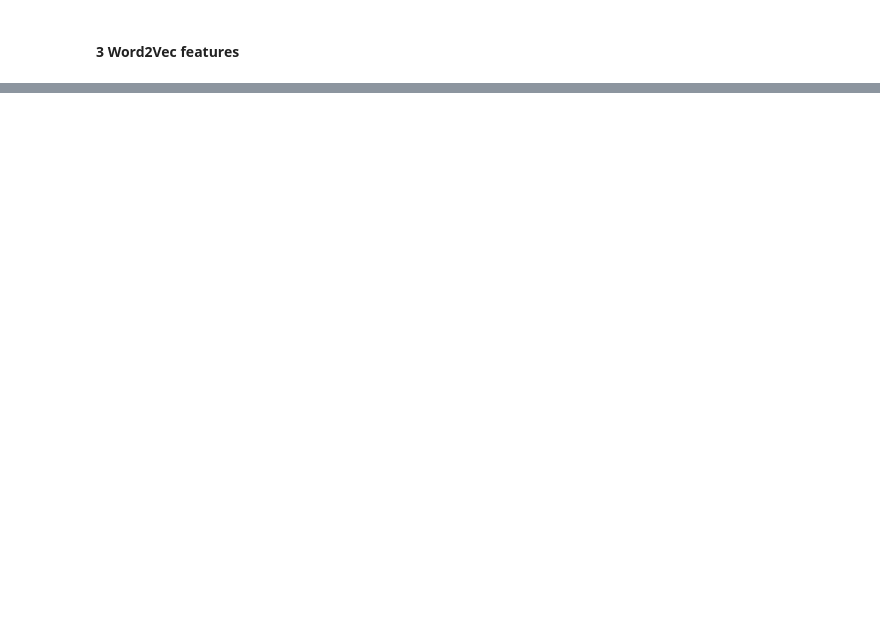
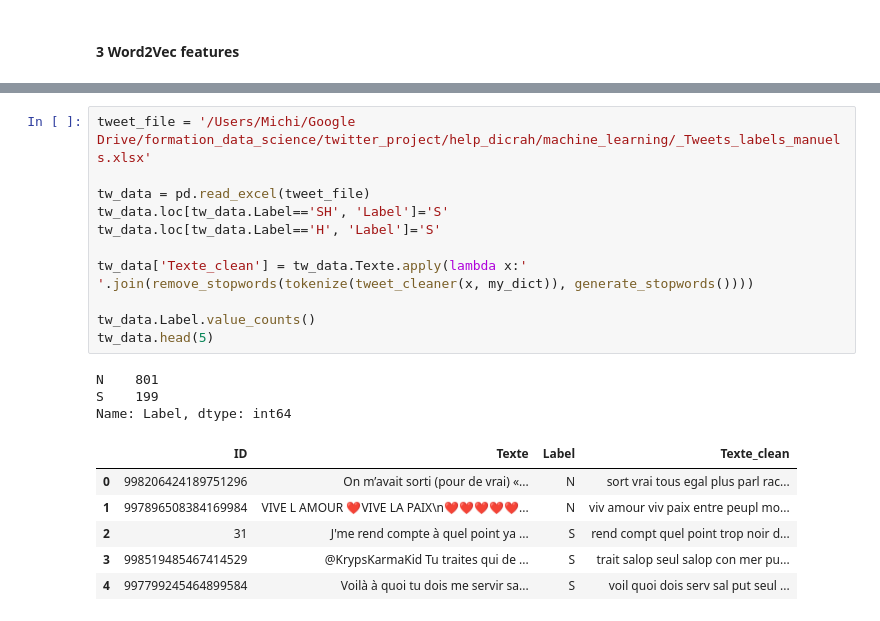
Before and after one commit to Mik3M4n/help_dicrah, a Jupyter notebook: machine_learning/word2vec_training_practice.ipynb, the cells around one changed output, grey strips where cells are left out. Drawn from its saved outputs; the diff is of its cells as text; blank space fills up the shorter version.

```diff
--- a/machine_learning/word2vec_training_practice.ipynb
+++ b/machine_learning/word2vec_training_practice.ipynb
@@ -127,0 +232,21 @@ mots proches de  macron
+# %%
+tweet_file = '/Users/Michi/Google Drive/formation_data_science/twitter_project/help_dicrah/machine_learning/_Tweets_labels_manuels.xlsx'
+
+tw_data = pd.read_excel(tweet_file)
+tw_data.loc[tw_data.Label=='SH', 'Label']='S'
+tw_data.loc[tw_data.Label=='H', 'Label']='S'
+
+tw_data['Texte_clean'] = tw_data.Texte.apply(lambda x:' '.join(remove_stopwords(tokenize(tweet_cleaner(x, my_dict)), generate_stopwords())))
+
+tw_data.Label.value_counts()
+tw_data.head(5)
+# %% [output]
+N    801
+S    199
+Name: Label, dtype: int64
+|  | ID | Texte | Label | Texte_clean |
+| 0 | 998206424189751296 | On m’avait sorti (pour de vrai) «... | N | sort vrai tous egal plus parl rac... |
+| 1 | 997896508384169984 | VIVE L AMOUR ❤VIVE LA PAIX\n❤❤❤❤❤... | N | viv amour viv paix entre peupl mo... |
+| 2 | 31 | J'me rend compte à quel point ya ... | S | rend compt quel point trop noir d... |
+| 3 | 998519485467414529 | @KrypsKarmaKid Tu traites qui de ... | S | trait salop seul salop con mer pu... |
+| 4 | 997799245464899584 | Voilà à quoi tu dois me servir sa... | S | voil quoi dois serv sal put seul ... |
```
Also changed, not shown: parts of 31 cells of this notebook.
